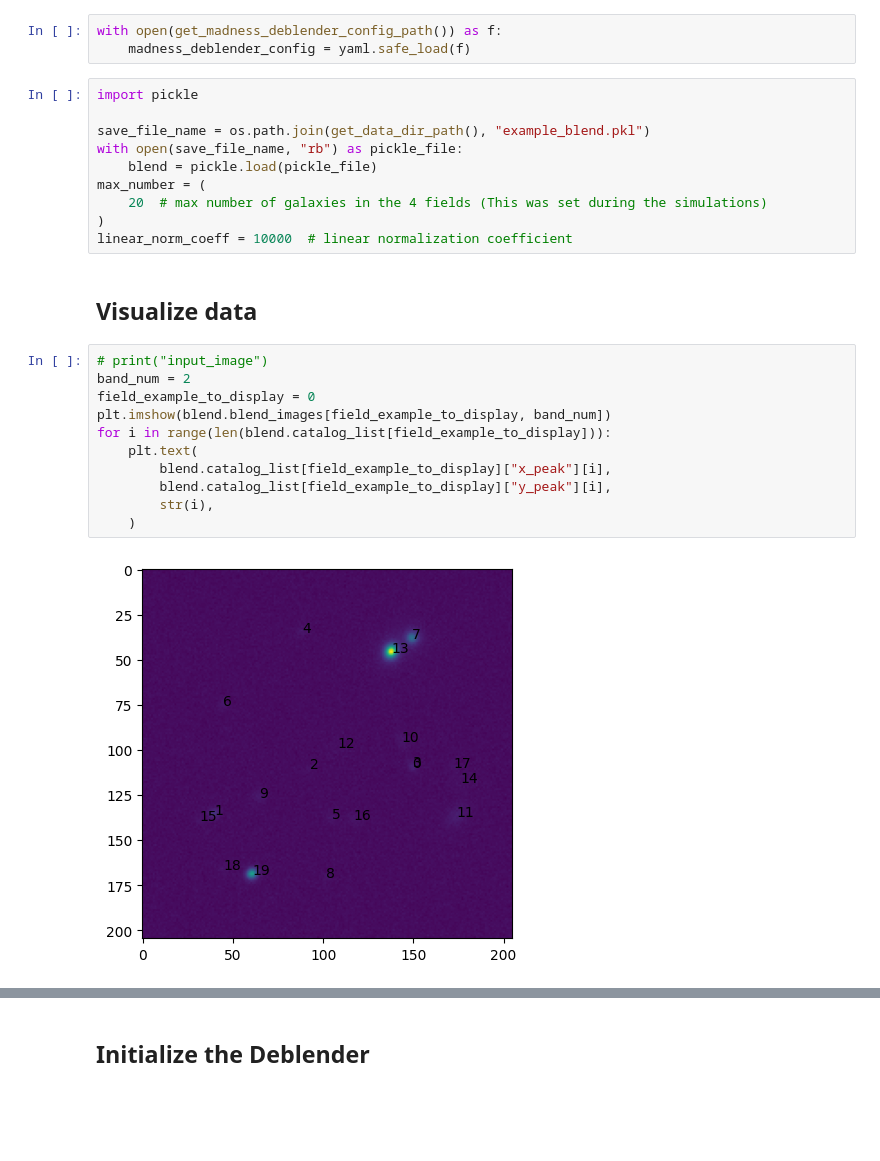
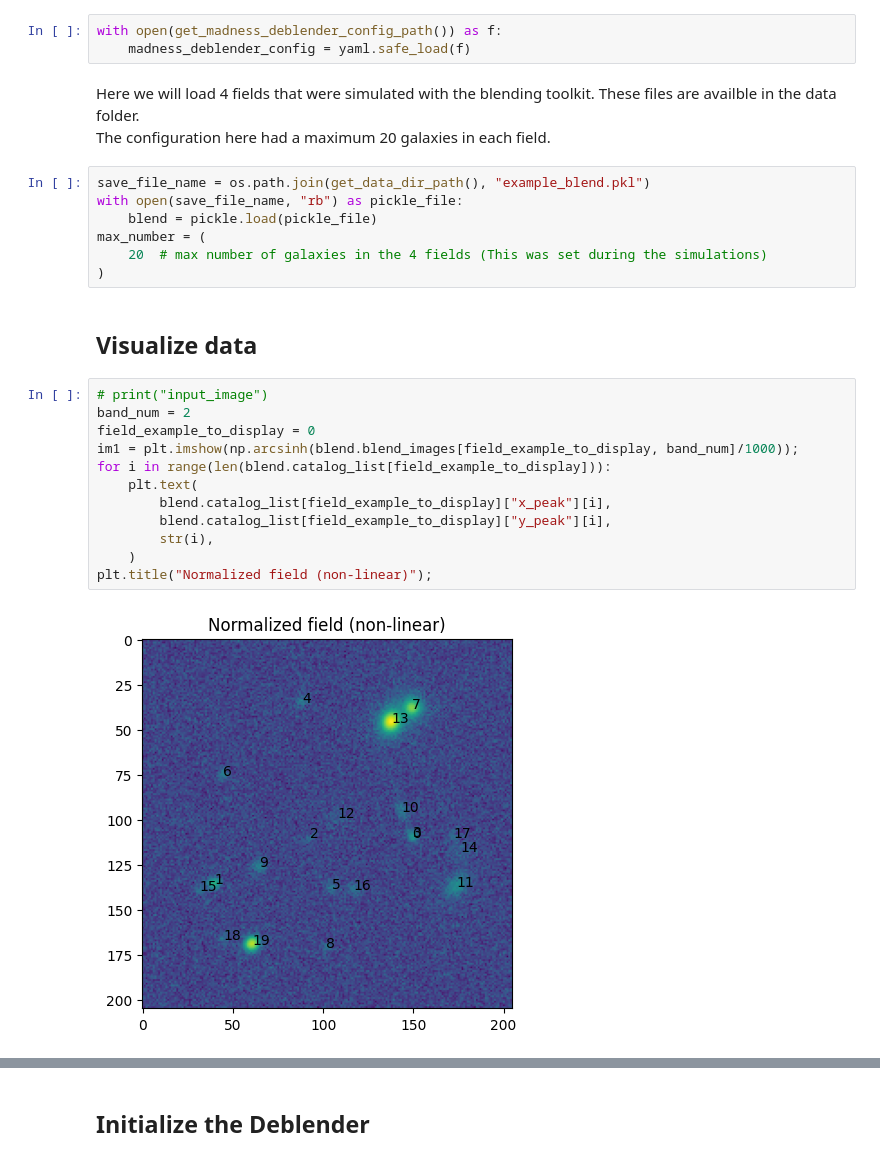
Before and after one commit to LSSTDESC/madness, a Jupyter notebook: docs/tutorial_notebooks/deblending.ipynb, the cells around one changed output, grey strips where cells are left out. Cells and saved outputs as stored; diff of their text form; blank space fills up the shorter version.

```diff
--- a/docs/tutorial_notebooks/deblending.ipynb
+++ b/docs/tutorial_notebooks/deblending.ipynb
@@ -26,28 +28,29 @@ from madness_deblender.utils import get_data_dir_path, get_madness_deblender_con
 # %%
 with open(get_madness_deblender_config_path()) as f:
     madness_deblender_config = yaml.safe_load(f)
+# %% [markdown]
+Here we will load 4 fields that were simulated with the blending toolkit. These files are availble in the data folder.\
+The configuration here had a maximum 20 galaxies in each field.
 # %%
-import pickle
-
 save_file_name = os.path.join(get_data_dir_path(), "example_blend.pkl")
 with open(save_file_name, "rb") as pickle_file:
     blend = pickle.load(pickle_file)
 max_number = (
     20  # max number of galaxies in the 4 fields (This was set during the simulations)
 )
-linear_norm_coeff = 10000  # linear normalization coefficient
 # %% [markdown]
 ## Visualize data
 # %%
 # print("input_image")
 band_num = 2
 field_example_to_display = 0
-plt.imshow(blend.blend_images[field_example_to_display, band_num])
+im1 = plt.imshow(np.arcsinh(blend.blend_images[field_example_to_display, band_num]/1000));
 for i in range(len(blend.catalog_list[field_example_to_display])):
     plt.text(
         blend.catalog_list[field_example_to_display]["x_peak"][i],
         blend.catalog_list[field_example_to_display]["y_peak"][i],
         str(i),
     )
+plt.title("Normalized field (non-linear)");
 # %% [output]
-[figure, old version]
+[figure, new version]
```
Also changed, not shown: parts of 11 cells of this notebook.
